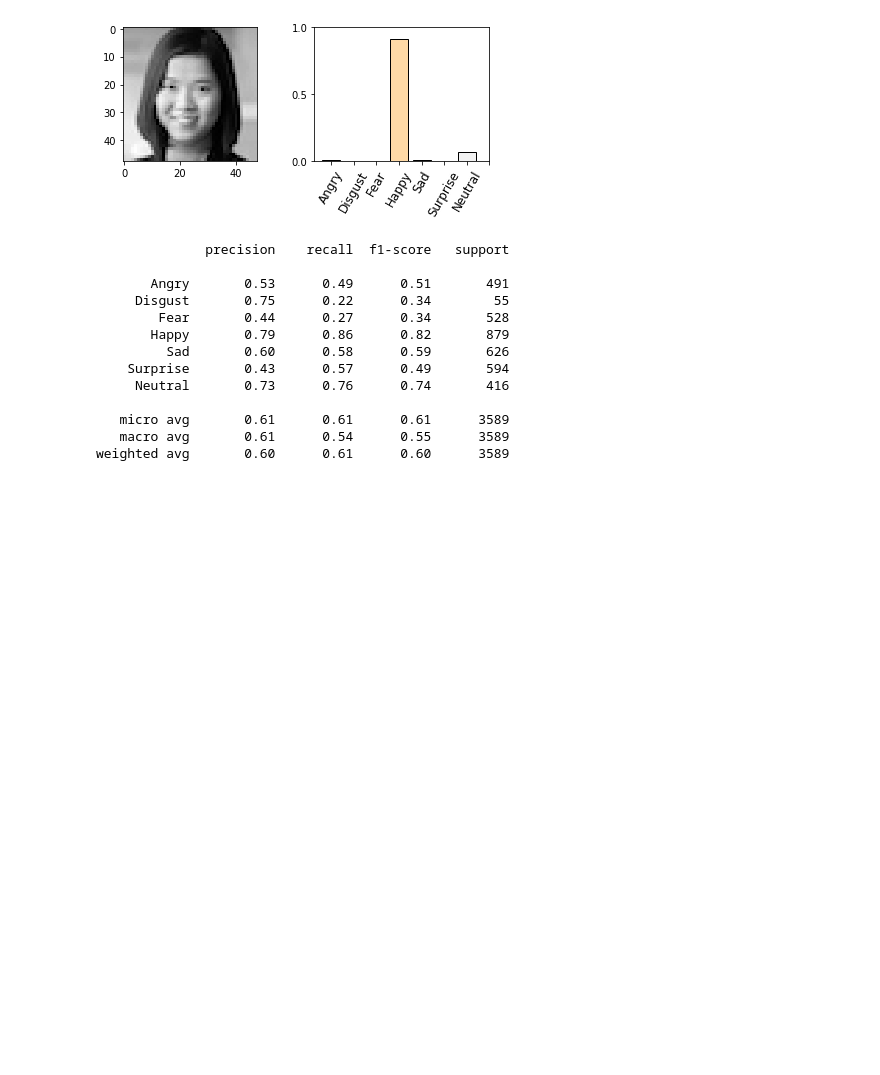
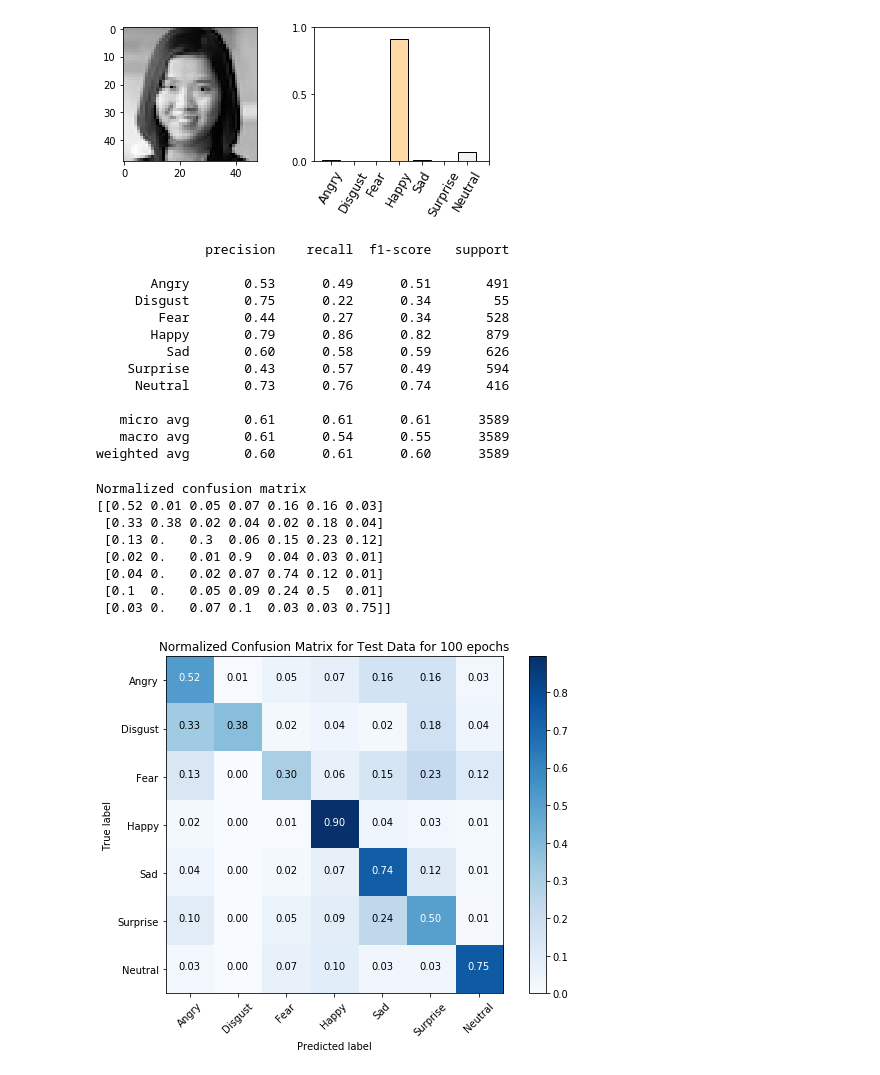
Before and after one commit to nagula-ritvika/emotion-recognition, a Jupyter notebook: Analysis.ipynb, the cells around one changed output. Drawn from its saved outputs; the diff is of its cells as text; code cells hidden in the pictures; blank space fills up the shorter version.

```diff
--- a/Analysis.ipynb
+++ b/Analysis.ipynb
@@ -197,3 +197,22 @@ print(report)
    micro avg       0.61      0.61      0.61      3589
    macro avg       0.61      0.54      0.55      3589
 weighted avg       0.60      0.61      0.60      3589
+# %%
+cnf_matrix_100_normalized = metrics.confusion_matrix(y_actual_labels, y_pred_100_ep_labels)
+np.set_printoptions(precision=2)
+
+# Plot non-normalized confusion matrix
+fig = my_utils.plot_confusion_matrix(cnf_matrix_100, classes=labels, normalize=True,
+                                     title='Normalized Confusion Matrix for Test Data for 100 epochs')
+plt.show()
+fig.savefig('confusion_matrix_100_epochs_normalized.png')
+# %% [output]
+Normalized confusion matrix
+[[0.52 0.01 0.05 0.07 0.16 0.16 0.03]
+ [0.33 0.38 0.02 0.04 0.02 0.18 0.04]
+ [0.13 0.   0.3  0.06 0.15 0.23 0.12]
+ [0.02 0.   0.01 0.9  0.04 0.03 0.01]
+ [0.04 0.   0.02 0.07 0.74 0.12 0.01]
+ [0.1  0.   0.05 0.09 0.24 0.5  0.01]
+ [0.03 0.   0.07 0.1  0.03 0.03 0.75]]
+[figure, added]
```
Also changed, not shown: 9 other files.
